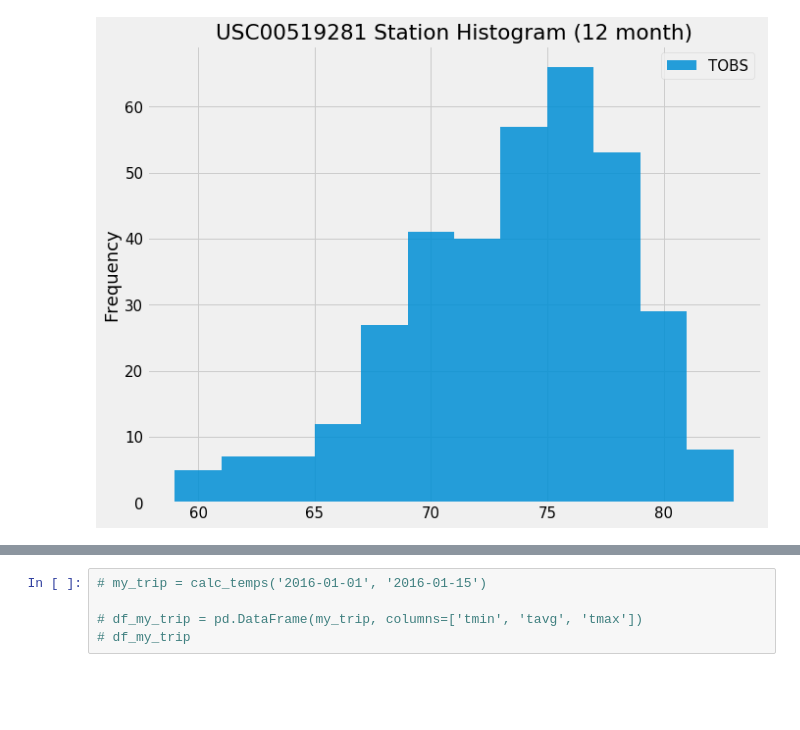
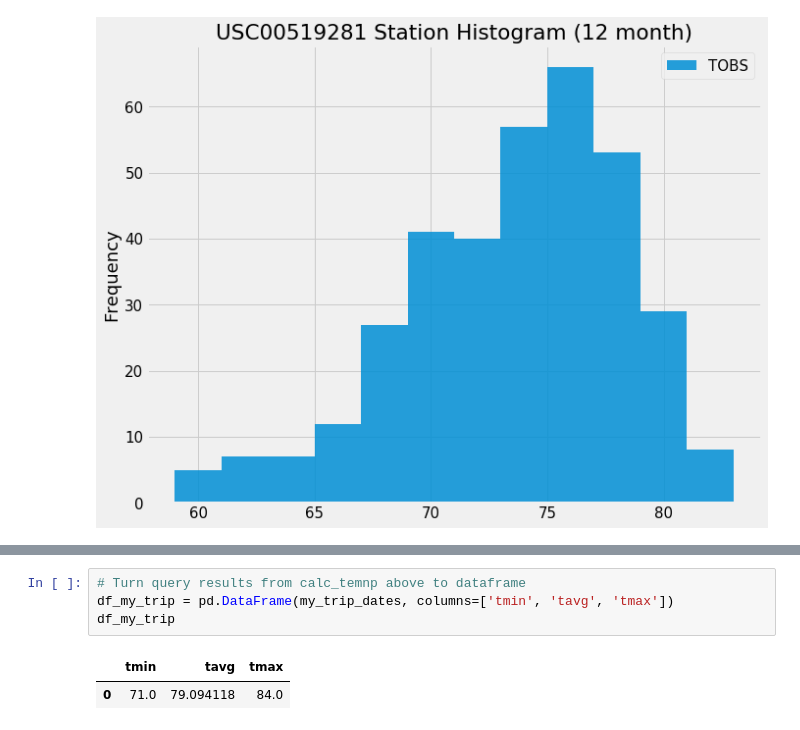
Before and after one commit to rfrescas/Unit_10_Assignment-Surfs_Up, a Jupyter notebook: climate_surfs_up.ipynb, the cells around one changed output, grey strips where cells are left out. Drawn from its saved outputs; the diff is of its cells as text; blank space fills up the shorter version.

```diff
--- a/climate_surfs_up.ipynb
+++ b/climate_surfs_up.ipynb
@@ -239,5 +267,7 @@ plt.show()
 # %%
-# my_trip = calc_temps('2016-01-01', '2016-01-15')
-
-# df_my_trip = pd.DataFrame(my_trip, columns=['tmin', 'tavg', 'tmax'])
-# df_my_trip
+# Turn query results from calc_temnp above to dataframe
+df_my_trip = pd.DataFrame(my_trip_dates, columns=['tmin', 'tavg', 'tmax'])
+df_my_trip
+# %% [output]
+|  | tmin | tavg | tmax |
+| 0 | 71.0 | 79.094118 | 84.0 |
```
Also changed, not shown: parts of 10 cells of this notebook.
